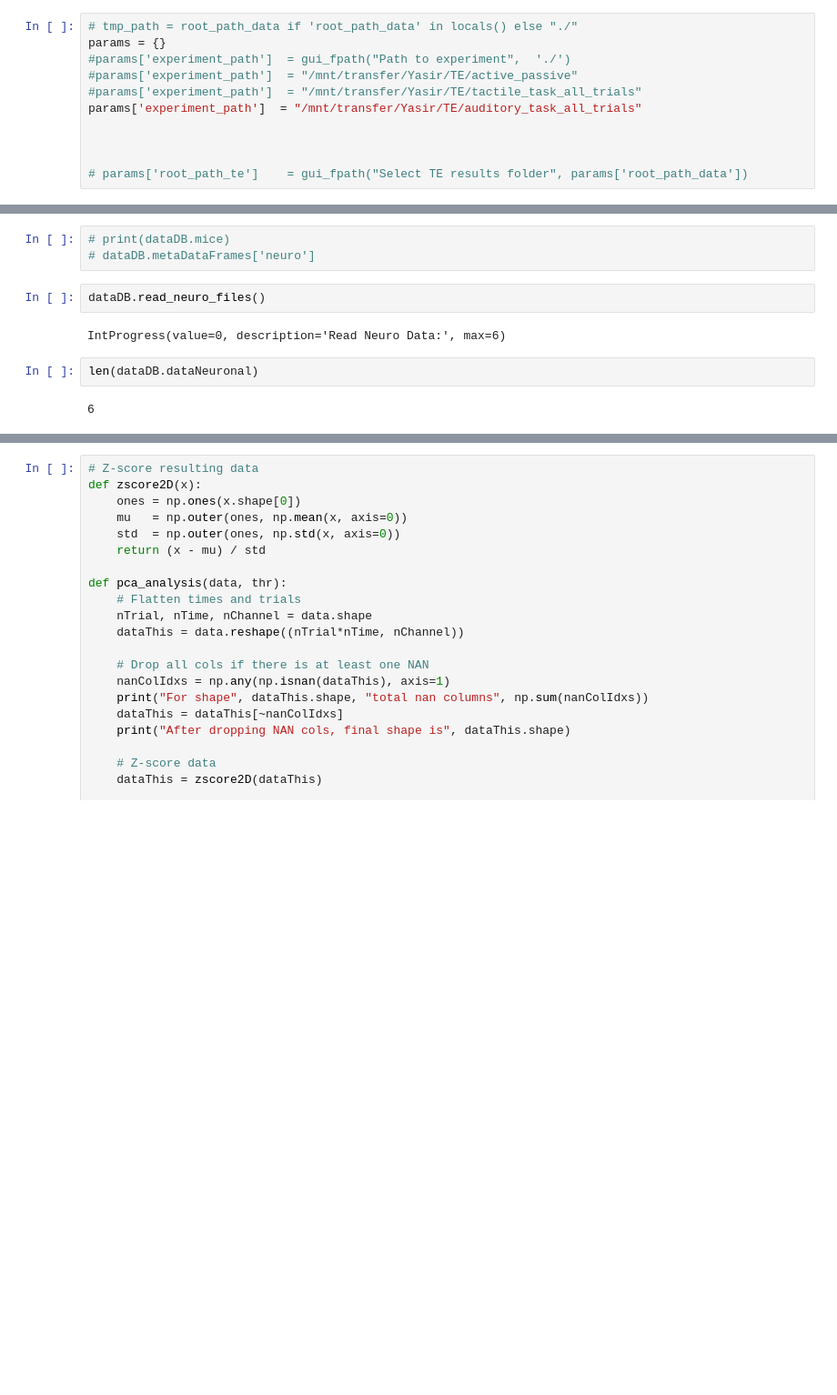
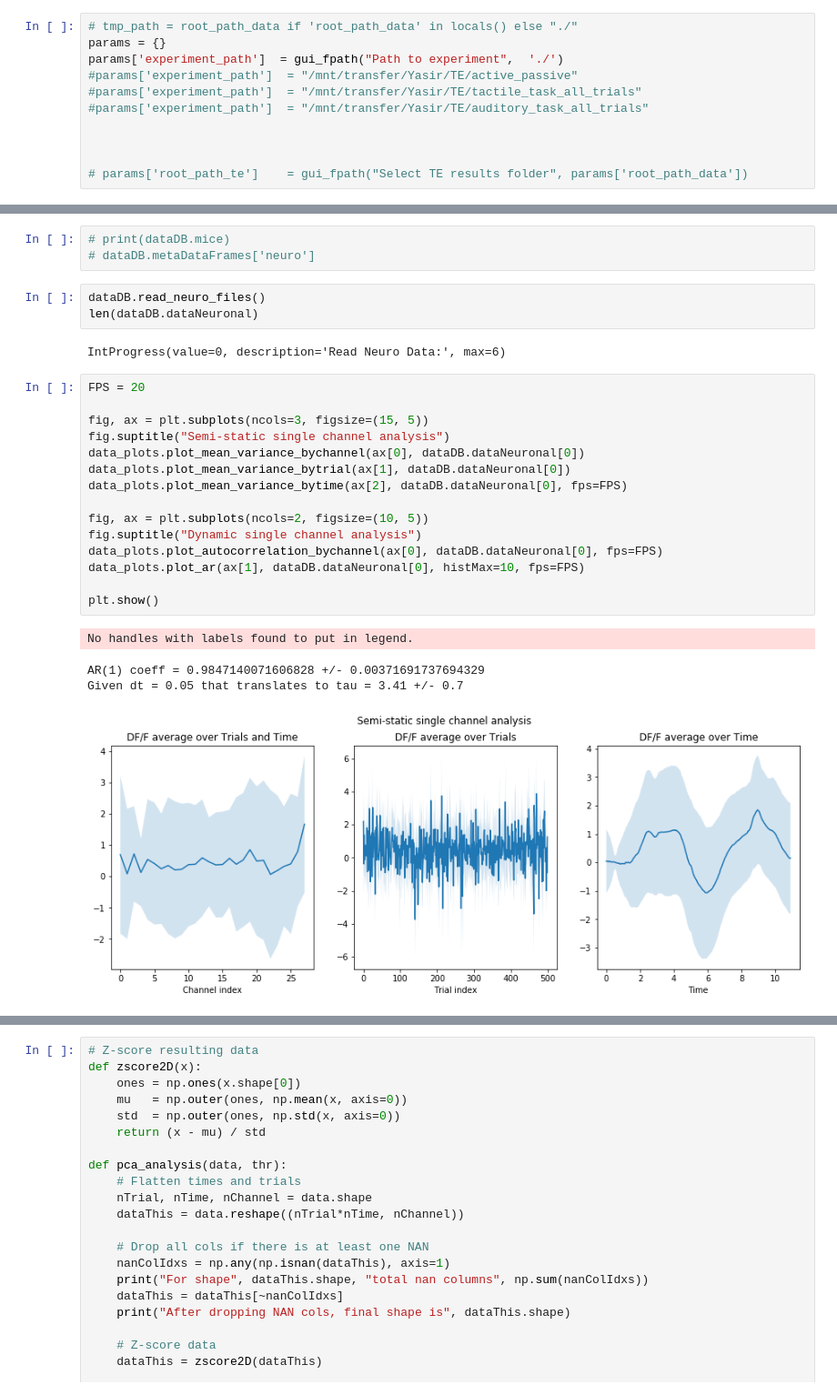
Before and after one commit to aleksejs-fomins/mesoscopic-functional-connectivity, a Jupyter notebook: codes/analysis_real/yasir_result/analysis-neural.ipynb, the cells around one changed output, grey strips where cells are left out. Shown at 91% size. Saved outputs shown, nothing was run; the diff lists cells and outputs as text; blank space fills up the shorter version.

```diff
--- a/codes/analysis_real/yasir_result/analysis-neural.ipynb
+++ b/codes/analysis_real/yasir_result/analysis-neural.ipynb
@@ -34,10 +36,10 @@ Appended root directory /media/aleksejs/DataHDD/work/codes/comp-neuro/analysis-m
 # %%
 # tmp_path = root_path_data if 'root_path_data' in locals() else "./"
 params = {}
-#params['experiment_path']  = gui_fpath("Path to experiment",  './')
+params['experiment_path']  = gui_fpath("Path to experiment",  './')
 #params['experiment_path']  = "/mnt/transfer/Yasir/TE/active_passive"
 #params['experiment_path']  = "/mnt/transfer/Yasir/TE/tactile_task_all_trials"
-params['experiment_path']  = "/mnt/transfer/Yasir/TE/auditory_task_all_trials"
+#params['experiment_path']  = "/mnt/transfer/Yasir/TE/auditory_task_all_trials"
 
 
 
@@ -52,9 +54,26 @@ Searching for data files
 # dataDB.metaDataFrames['neuro']
 # %%
 dataDB.read_neuro_files()
+len(dataDB.dataNeuronal)
 # %% [output]
 IntProgress(value=0, description='Read Neuro Data:', max=6)
-# %%
-len(dataDB.dataNeuronal)
-# %% [output]
-6
+# %%
+FPS = 20
+
+fig, ax = plt.subplots(ncols=3, figsize=(15, 5))
+fig.suptitle("Semi-static single channel analysis")
+data_plots.plot_mean_variance_bychannel(ax[0], dataDB.dataNeuronal[0])
+data_plots.plot_mean_variance_bytrial(ax[1], dataDB.dataNeuronal[0])
+data_plots.plot_mean_variance_bytime(ax[2], dataDB.dataNeuronal[0], fps=FPS)
+
+fig, ax = plt.subplots(ncols=2, figsize=(10, 5))
+fig.suptitle("Dynamic single channel analysis")
+data_plots.plot_autocorrelation_bychannel(ax[0], dataDB.dataNeuronal[0], fps=FPS)
+data_plots.plot_ar(ax[1], dataDB.dataNeuronal[0], histMax=10, fps=FPS)
+
+plt.show()
+# %% [output]
+No handles with labels found to put in legend.
+AR(1) coeff = 0.9847140071606828 +/- 0.00371691737694329
+Given dt = 0.05 that translates to tau = 3.41 +/- 0.7
+[figure, added]
```
Also changed, not shown: parts of 5 cells of this notebook, 2 other files.
